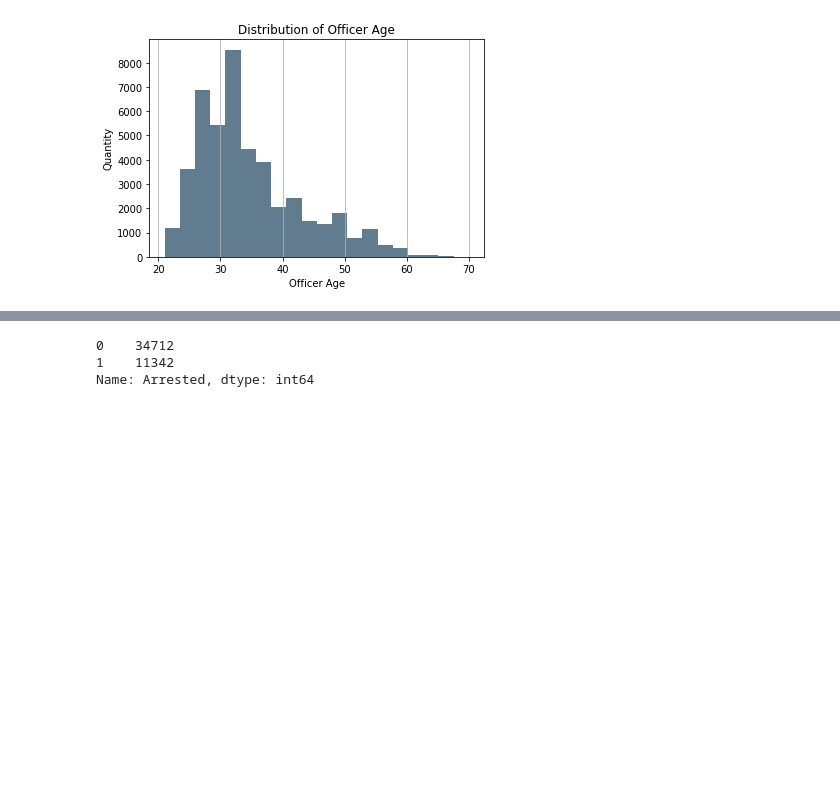
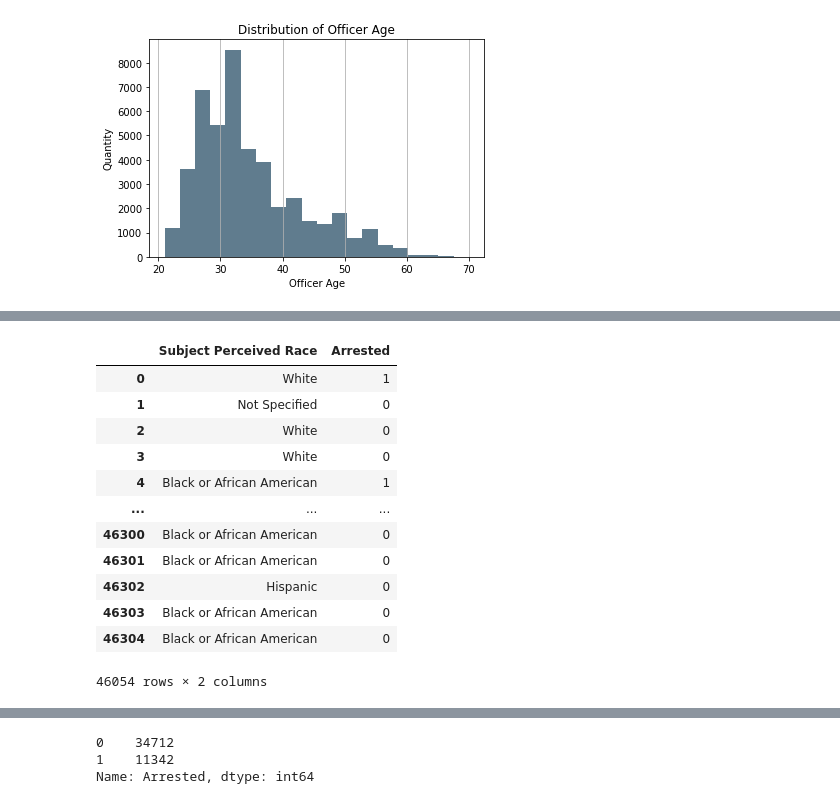
Before and after one commit to AlAlKewlJ/terry-stops-seattle, a Jupyter notebook: Terry-Stops-Seattle/Data/Logistic_Regression.ipynb, the cells around one changed output, grey strips where cells are left out. Drawn from its saved outputs; the diff is of its cells as text; code cells hidden in the pictures; blank space fills up the shorter version.

```diff
--- a/Terry-Stops-Seattle/Data/Logistic_Regression.ipynb
+++ b/Terry-Stops-Seattle/Data/Logistic_Regression.ipynb
@@ -85,0 +103,17 @@ plt.grid(axis='y', alpha=0.75)
+# %%
+features = ['Subject Perceived Race','Arrested']
+df[features]
+# %% [output]
+|  | Subject Perceived Race | Arrested |
+| 0 | White | 1 |
+| 1 | Not Specified | 0 |
+| 2 | White | 0 |
+| 3 | White | 0 |
+| 4 | Black or African American | 1 |
+| ... | ... | ... |
+| 46300 | Black or African American | 0 |
+| 46301 | Black or African American | 0 |
+| 46302 | Hispanic | 0 |
+| 46303 | Black or African American | 0 |
+| 46304 | Black or African American | 0 |
+46054 rows × 2 columns
```
Also changed, not shown: parts of 29 cells of this notebook.
